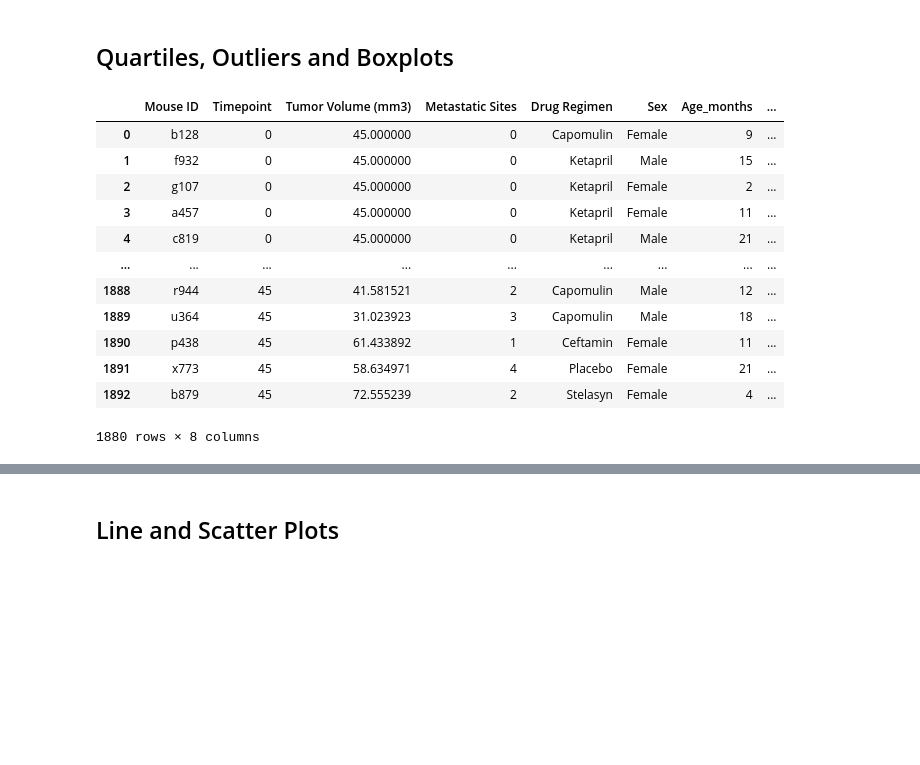
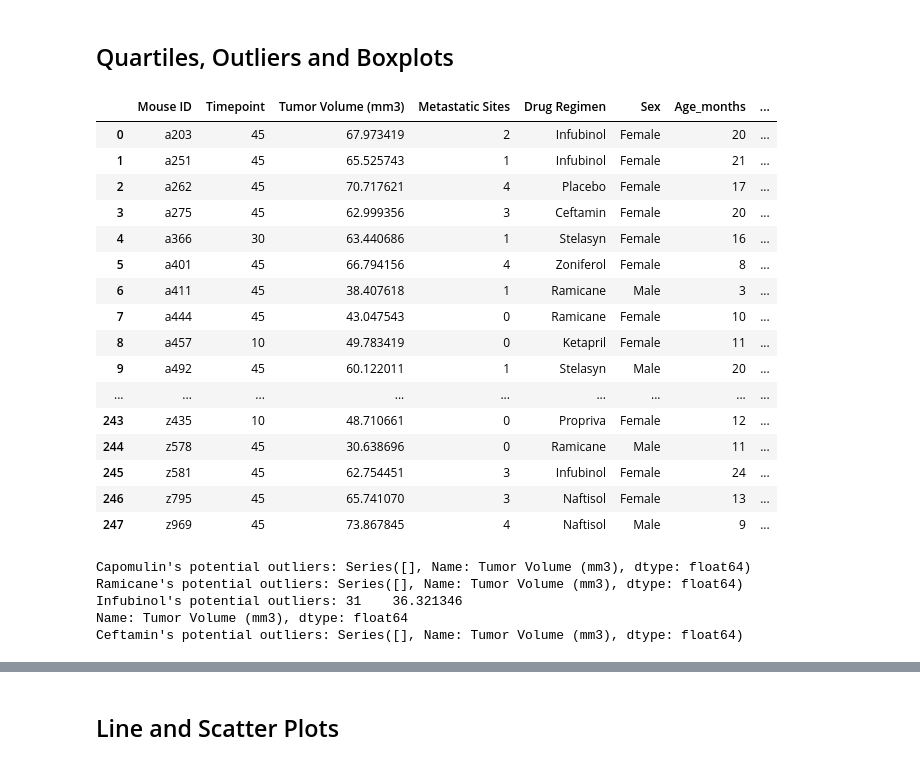
Before and after one commit to Jagjeet/matplotlib-challenge, a Jupyter notebook: pymaceuticals_analysis.ipynb, the cells around one changed output, grey strips where cells are left out. Saved outputs shown, nothing was run; the diff lists cells and outputs as text; code cells hidden in the pictures; blank space fills up the shorter version.

Commit message:
Add Quartiles, Outliers and Boxplots

```diff
--- a/pymaceuticals_analysis.ipynb
+++ b/pymaceuticals_analysis.ipynb
@@ -202,43 +214,76 @@ Text(0, 0.5, 'Sex')
 # %%
 # Calculate the final tumor volume of each mouse across four of the treatment regimens:
 # Capomulin, Ramicane, Infubinol, and Ceftamin
-clean_df
-
+# pd.set_option('display.max_rows', 2000)
+# clean_df
 
 # Start by getting the last (greatest) timepoint for each mouse
-
+last_df = clean_df.groupby('Mouse ID').max('Timepoint')
+last_df = last_df.reset_index()
+last_df = last_df[['Mouse ID', 'Timepoint']]
+last_df
+# check a single value shows as expected
+# clean_df.loc[(clean_df['Timepoint'] == 45) & (clean_df['Mouse ID'] == 'a203')]
+# print(clean_df.loc[(clean_df['Timepoint'] == 45) & (clean_df['Mouse ID'] == 'z578')])
+# clean_df.loc[clean_df['Mouse ID'] == 'a457']
 
 # Merge this group df with the original dataframe to get the tumor volume at the last timepoint
+last_df = last_df.merge(clean_df, on=["Mouse ID", "Timepoint"], how='left')
+last_df
 # %% [output]
 |  | Mouse ID | Timepoint | Tumor Volume (mm3) | Metastatic Sites | Drug Regimen | Sex | Age_months | ... |
-| 0 | b128 | 0 | 45.000000 | 0 | Capomulin | Female | 9 | ... |
-| 1 | f932 | 0 | 45.000000 | 0 | Ketapril | Male | 15 | ... |
-| 2 | g107 | 0 | 45.000000 | 0 | Ketapril | Female | 2 | ... |
-| 3 | a457 | 0 | 45.000000 | 0 | Ketapril | Female | 11 | ... |
-| 4 | c819 | 0 | 45.000000 | 0 | Ketapril | Male | 21 | ... |
+| 0 | a203 | 45 | 67.973419 | 2 | Infubinol | Female | 20 | ... |
+| 1 | a251 | 45 | 65.525743 | 1 | Infubinol | Female | 21 | ... |
+| 2 | a262 | 45 | 70.717621 | 4 | Placebo | Female | 17 | ... |
+| 3 | a275 | 45 | 62.999356 | 3 | Ceftamin | Female | 20 | ... |
+| 4 | a366 | 30 | 63.440686 | 1 | Stelasyn | Female | 16 | ... |
+| 5 | a401 | 45 | 66.794156 | 4 | Zoniferol | Female | 8 | ... |
+| 6 | a411 | 45 | 38.407618 | 1 | Ramicane | Male | 3 | ... |
+| 7 | a444 | 45 | 43.047543 | 0 | Ramicane | Female | 10 | ... |
+| 8 | a457 | 10 | 49.783419 | 0 | Ketapril | Female | 11 | ... |
+| 9 | a492 | 45 | 60.122011 | 1 | Stelasyn | Male | 20 | ... |
 | ... | ... | ... | ... | ... | ... | ... | ... | ... |
-| 1888 | r944 | 45 | 41.581521 | 2 | Capomulin | Male | 12 | ... |
-| 1889 | u364 | 45 | 31.023923 | 3 | Capomulin | Male | 18 | ... |
-| 1890 | p438 | 45 | 61.433892 | 1 | Ceftamin | Female | 11 | ... |
-| 1891 | x773 | 45 | 58.634971 | 4 | Placebo | Female | 21 | ... |
-| 1892 | b879 | 45 | 72.555239 | 2 | Stelasyn | Female | 4 | ... |
+| 243 | z435 | 10 | 48.710661 | 0 | Propriva | Female | 12 | ... |
+| 244 | z578 | 45 | 30.638696 | 0 | Ramicane | Male | 11 | ... |
+| 245 | z581 | 45 | 62.754451 | 3 | Infubinol | Female | 24 | ... |
+| 246 | z795 | 45 | 65.741070 | 3 | Naftisol | Female | 13 | ... |
+| 247 | z969 | 45 | 73.867845 | 4 | Naftisol | Male | 9 | ... |
-1880 rows × 8 columns
 # %%
 # Put treatments into a list for for loop (and later for plot labels)
-
+treatments = [ 'Capomulin', 'Ramicane', 'Infubinol', 'Ceftamin' ]
 
 # Create empty list to fill with tumor vol data (for plotting)
-
+tumor_volumes = []
 
 # Calculate the IQR and quantitatively determine if there are any potential outliers.
 
-
+for treatment in treatments:
     # Locate the rows which contain mice on each drug and get the tumor volumes
-
+    treatment_df = last_df.loc[last_df['Drug Regimen'] == treatment]
+#     print(treatment_df.head())
 
     # add subset
-
+    vols = treatment_df['Tumor Volume (mm3)']
+    tumor_volumes.append(vols)
 
     # Determine outliers using upper and lower bounds
+    quartiles = treatment_df['Tumor Volume (mm3)'].quantile([0.25,0.5,0.75])
+
+    lowerq = quartiles[0.25]
+    upperq = quartiles[0.75]
+    iqr = upperq-lowerq
+
+    lower_bound = lowerq - (1.5*iqr)
+    upper_bound = upperq + (1.5*iqr)
+
+    outliers = treatment_df.loc[(treatment_df['Tumor Volume (mm3)'] < lower_bound) |
+                                (treatment_df['Tumor Volume (mm3)'] > upper_bound)]
+    print(f"{treatment}'s potential outliers: {outliers['Tumor Volume (mm3)']}")
+# %% [output]
+Capomulin's potential outliers: Series([], Name: Tumor Volume (mm3), dtype: float64)
+Ramicane's potential outliers: Series([], Name: Tumor Volume (mm3), dtype: float64)
+Infubinol's potential outliers: 31    36.321346
+Name: Tumor Volume (mm3), dtype: float64
+Ceftamin's potential outliers: Series([], Name: Tumor Volume (mm3), dtype: float64)
 # %%
 # Generate a box plot of the final tumor volume of each mouse across four regimens of interest
```
Also changed, not shown: parts of 3 cells of this notebook.
